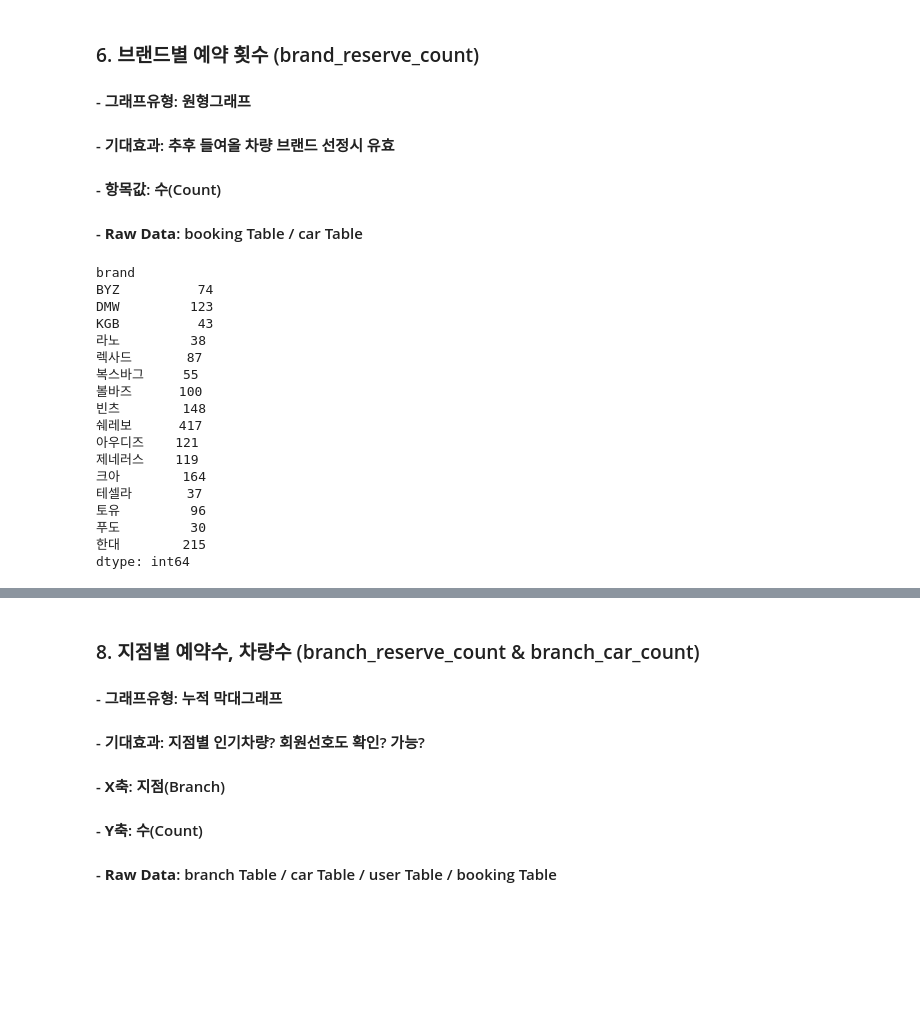
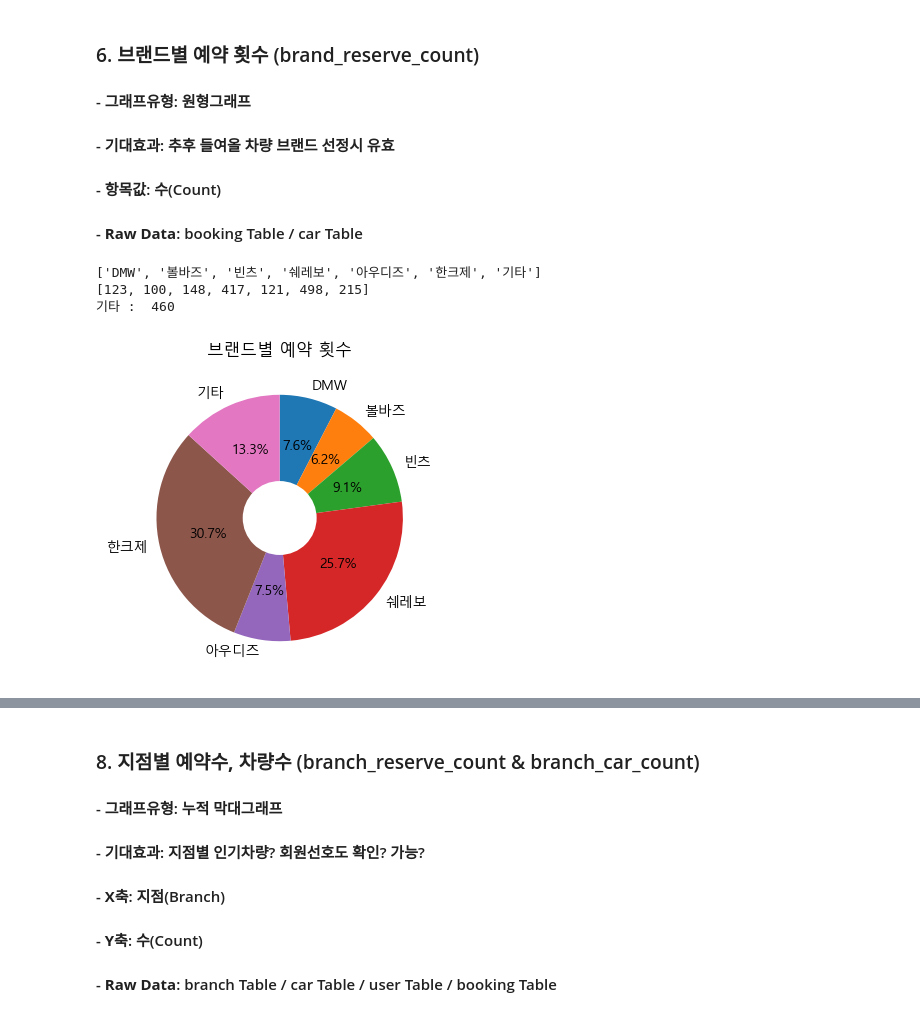
Before and after one commit to r-eong/Python2026, a Jupyter notebook: jupyter/rentcar2026.ipynb, the cells around one changed output, grey strips where cells are left out. Saved outputs shown, nothing was run; the diff lists cells and outputs as text; code cells hidden in the pictures; blank space fills up the shorter version.

```diff
--- a/jupyter/rentcar2026.ipynb
+++ b/jupyter/rentcar2026.ipynb
@@ -1,6 +1,12 @@
 # %%
 # import zone
 import pandas as pd
+# matplotlib : 메트플롯 반드시 import 한다
+import matplotlib.pyplot as plt
+# 숫자 계산을 쉽게 하기 위한 라이브러리
+import numpy as np
+# 데이터 사이를 부드럽게 연결해주는 함수
+from scipy.interpolate import make_interp_spline
 
 pd.set_option('display.max_columns', None)  # 모든 컬럼 출력
 pd.set_option('display.width', 1000)  # 출력 너비 지정
@@ -10,6 +16,9 @@ booking = pd.read_csv('charangData/booking.csv', encoding= 'cp949')
 car = pd.read_csv('charangData/car.csv', encoding= 'cp949')
 branch = pd.read_csv('charangData/branch.csv', encoding= 'cp949')
 user = pd.read_csv('charangData/user.csv', encoding= 'cp949')
+
+plt.rcParams['font.family'] = 'Malgun Gothic'
+plt.rcParams['axes.unicode_minus'] = False
 # %% [markdown]
 ### 6. **브랜드별 예약 횟수** (brand_reserve_count)
 #### - **그래프유형**: 원형그래프
@@ -19,26 +28,56 @@ user = pd.read_csv('charangData/user.csv', encoding= 'cp949')
 # %%
 # merge - booking, car
 merge06 = pd.merge(booking, car, how='outer', on='carId')
 merge06
 
 mer06Cnt = merge06.groupby('brand').size()
-print(mer06Cnt)
+# print(mer06Cnt)
+
+# 3% 미만은 기타 로 분류
+new_key = []  # 라벨
+new_value = []  # %
+etc_total = 0  # 기타 총합
+
+# 한대 크아 제네러스 통합
+hkj = ['한대', '크아', '제네러스']
+hkj_total = 0
+
+for key, value in mer06Cnt.items() :
+    if value < 100 :  # 50 이하 etc에 담기
+        etc_total += value
+    elif key == '한대' :  # 한대, 크아, 제네러스는 합산해서 한크제로 담음
+        hkj_total += value
+    elif key == '크아' :  # 한대, 크아, 제네러스는 합산해서 한크제로 담음
+        hkj_total += value
+    elif key == '제네러스' :  # 한대, 크아, 제네러스는 합산해서 한크제로 담음
+        hkj_total += value
+    else:  # 아니면 새로운 딕셔너리에 담음
+        new_key.append(key)
+        new_value.append(value)
+
+if hkj_total >= 0 :
+    new_key.append('한크제')
+    new_value.append(hkj_total)
+if etc_total >= 0 :
+    new_key.append('기타')
+    new_value.append(value)
+
+print(new_key)
+print(new_value)
+print('기타 : ', etc_total)
+
+plt.figure(figsize=(4,4))
+
+plt.pie(new_value, labels=new_key, autopct='%1.1f%%', startangle=90, counterclock=False)
+
+cir = plt.Circle((0,0), 0.3, fc='white')
+plt.gca().add_artist(cir)
+
+plt.title('브랜드별 예약 횟수')
+
+plt.show()
 # %% [output]
-brand
-BYZ          74
-DMW         123
-KGB          43
-라노         38
-렉사드       87
-복스바그     55
-볼바즈      100
-빈츠        148
-쉐레보      417
-아우디즈    121
-제네러스    119
-크아        164
-테셀라       37
-토유         96
-푸도         30
-한대        215
-dtype: int64
+['DMW', '볼바즈', '빈츠', '쉐레보', '아우디즈', '한크제', '기타']
+[123, 100, 148, 417, 121, 498, 215]
+기타 :  460
+[figure, added]
```
Also changed, not shown: parts of 1 cell of this notebook, 7 other files.
